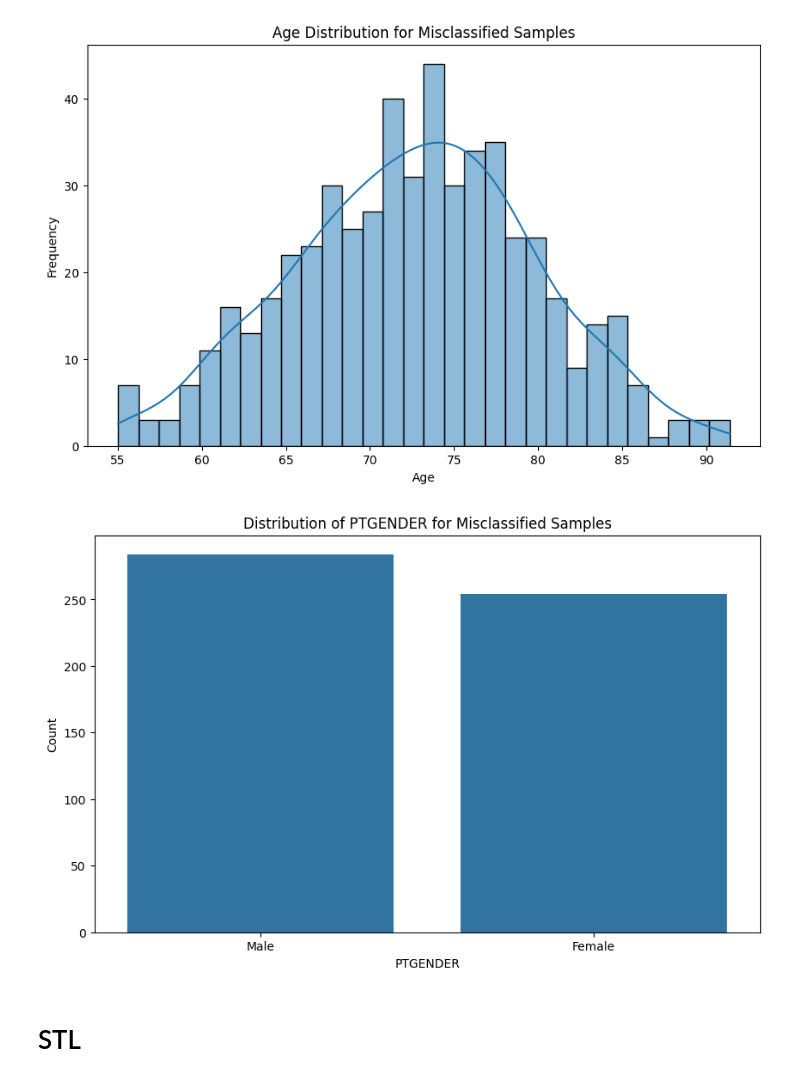
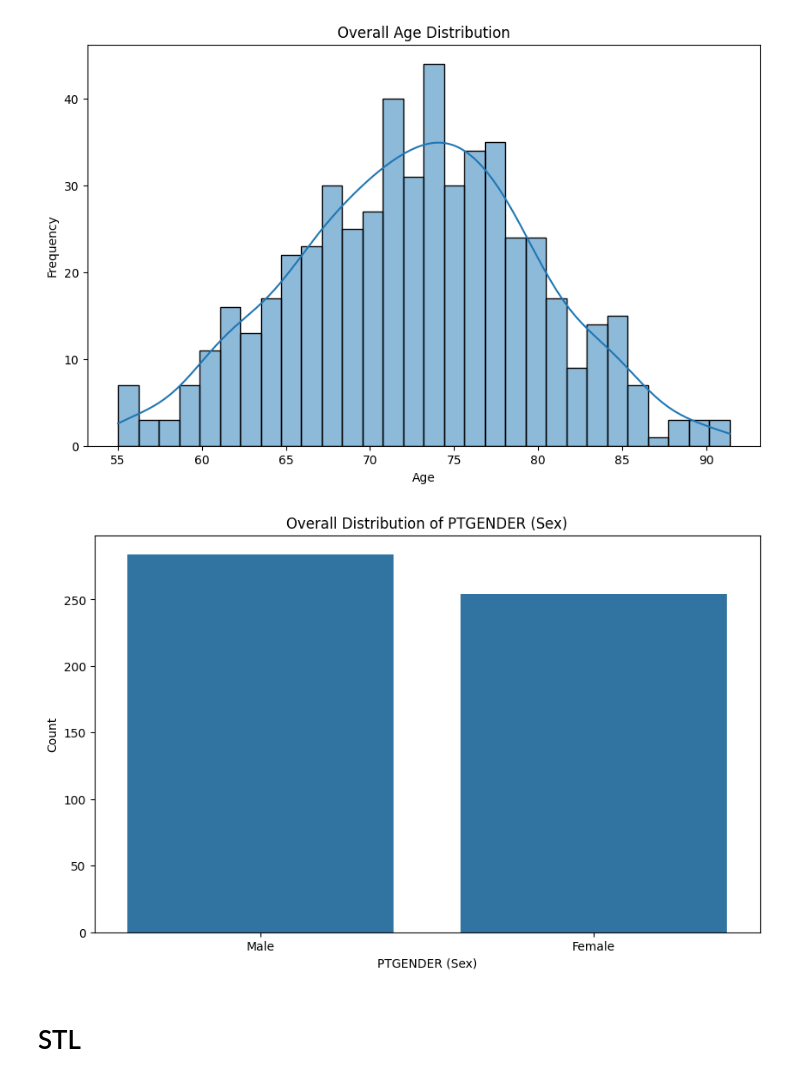
Before and after one commit to Aquila69420/adni-ml, a Jupyter notebook: torch_classification.ipynb, the cells around one changed output. Saved outputs shown, nothing was run; the diff lists cells and outputs as text; code cells hidden in the pictures.

Commit message:
add plots

```diff
--- a/torch_classification.ipynb
+++ b/torch_classification.ipynb
@@ -26,22 +26,22 @@ df['N+'] = df['tau_ab_ratio'].apply(lambda x: 1 if x > 0.33 else 0)
 # %%
 plt.figure(figsize=(10, 6))
 sns.histplot(df['AGE'], bins=30, kde=True)
-plt.title('Age Distribution for Misclassified Samples')
+plt.title('Overall Age Distribution')
 plt.xlabel('Age')
 plt.ylabel('Frequency')
 plt.show()
 # %% [output]
-[figure, old version]
+[figure, new version]
 # %%
 plt.figure(figsize=(10, 6))
 sns.countplot(data=df, x='PTGENDER', order=gender_labels.keys())
-plt.title('Distribution of PTGENDER for Misclassified Samples')
-plt.xlabel('PTGENDER')
+plt.title('Overall Distribution of PTGENDER (Sex)')
+plt.xlabel('PTGENDER (Sex)')
 plt.ylabel('Count')
 plt.xticks(ticks=list(gender_labels.keys()), labels=list(gender_labels.values()))
 plt.show()
 # %% [output]
-[figure, old version]
+[figure, new version]
 # %%
 class SVM(torch.nn.Module):
     def __init__(self, features, targets):
```
Also changed, not shown: parts of 2 cells of this notebook.
